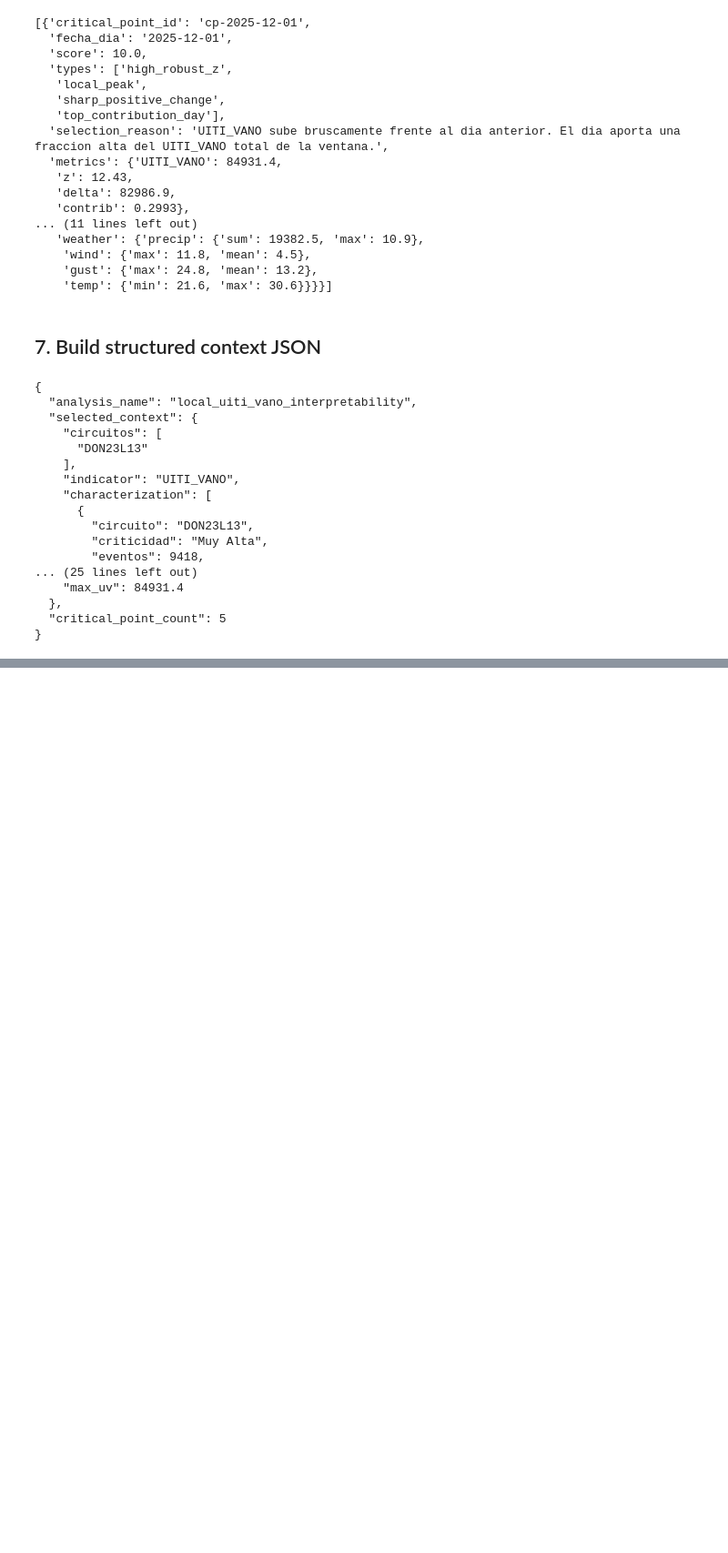
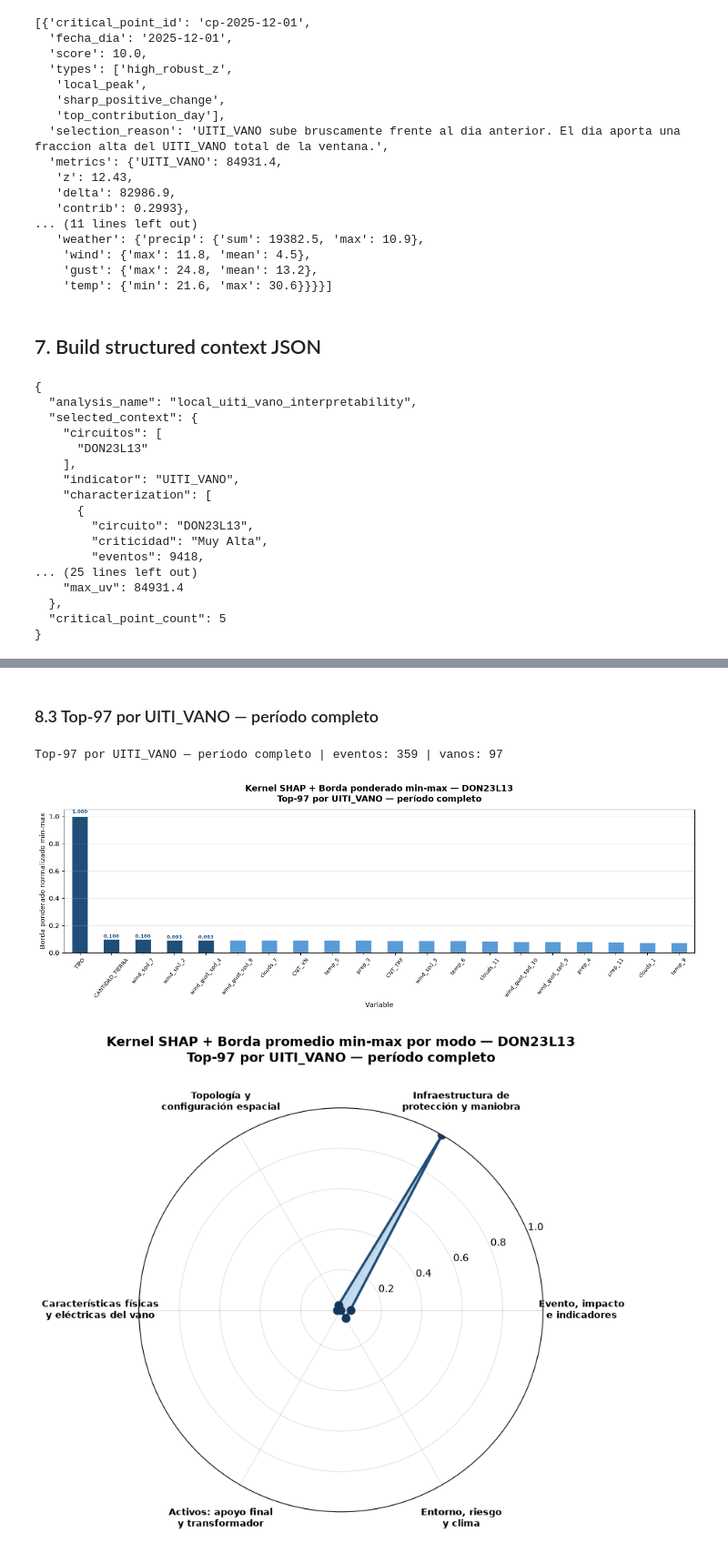
Before and after one commit to amalvarezme/chec-local-uiti-vano-interpreter, a Jupyter notebook: notebooks/02_local_uiti_vano_interpretability_v3.ipynb, the cells around one changed output, grey strips where cells are left out. Shown at 91% size. Cells and saved outputs as stored; diff of their text form; code cells hidden in the pictures; blank space fills up the shorter version.

```diff
--- a/notebooks/02_local_uiti_vano_interpretability_v3.ipynb
+++ b/notebooks/02_local_uiti_vano_interpretability_v3.ipynb
@@ -152,18 +195,6 @@ plot_circuit_map_plotly(
 # %% [markdown]
 ## 3. Filter dataset
 # %%
-SELECTED_CIRCUITOS = ['DON23L13']
-START_DATE = pd.to_datetime(raw_df['FECHA']).min()
-END_DATE = pd.to_datetime(raw_df['FECHA']).max()
-MAX_CRITICAL_POINTS = 5
-OUTPUT_DIR = Path("outputs")
-CALL_LLM = True
-import os
-from dotenv import load_dotenv
-load_dotenv()
-LLM_MODEL = os.getenv("LLM_MODEL", "Desconocido")
-LLM_PROVIDER = os.getenv("LLM_PROVIDER", "ollama")
-
 timestamp = datetime.now(timezone.utc).strftime("%Y%m%dT%H%M%SZ")
 OUTPUT_DIR.mkdir(parents=True, exist_ok=True)
 DATA_PATH = str((ROOT / DATA_PATH).resolve() if not Path(DATA_PATH).is_absolute() else Path(DATA_PATH))
@@ -324,0 +459,8 @@ print(json.dumps({
+# %%
+from chec_impacto.models import cargar_modelo_tabnet
+
+with warnings.catch_warnings(), redirect_stdout(io.StringIO()):
+    warnings.simplefilter("ignore")
+    modelo_tb = cargar_modelo_tabnet("clasificacion", MODEL_PATH)
+
+print(f"Modelo: {type(modelo_tb).__name__}")
@@ -324,0 +504,35 @@ print(json.dumps({
+# %% [markdown]
+### 8.3 Top-97 por UITI_VANO — período completo
+# %%
+tabla_top_uiti = (
+    tabla_periodo_tb
+    .sort_values("UITI_VANO_PROM", ascending=False, kind="stable")
+    .head(n_top)
+    .reset_index(drop=True)
+)
+ids_top_uiti  = tabla_top_uiti["FID_VANO"].tolist()
+base_top_uiti = base_tb[base_tb["FID_VANO"].isin(ids_top_uiti)].copy()
+
+resultado_top_uiti = graficar_barras_y_radar(
+    base_top_uiti,
+    f"Top-{n_top} por UITI_VANO — período completo",
+    circuito=CIRCUITO_INTERES,
+    features=features,
+    modos=MODOS,
+    shap_extractor=shap_extractor,
+    top_k=TOP_K_VARS,
+)
+resultado_top_uiti["contexto"] = construir_contexto_escenario_tabnet(
+    nombre=f"Top-{n_top} por UITI_VANO — período completo",
+    criterio="ordenar por UITI_VANO_PROM descendente en el período completo",
+    resultado=resultado_top_uiti,
+    tabla_top=tabla_top_uiti,
+    modos=MODOS,
+    top_k=TOP_K_VARS,
+    ventana_climatica_horas=VENTANA_CLIMATICA_HORAS,
+)
+tabnet_results["top_uiti_periodo"] = resultado_top_uiti
+# %% [output]
+Top-97 por UITI_VANO — período completo | eventos: 359 | vanos: 97
+[figure, added]
+[figure, added]
```
Also changed, not shown: parts of 31 cells of this notebook, 35 other files.
